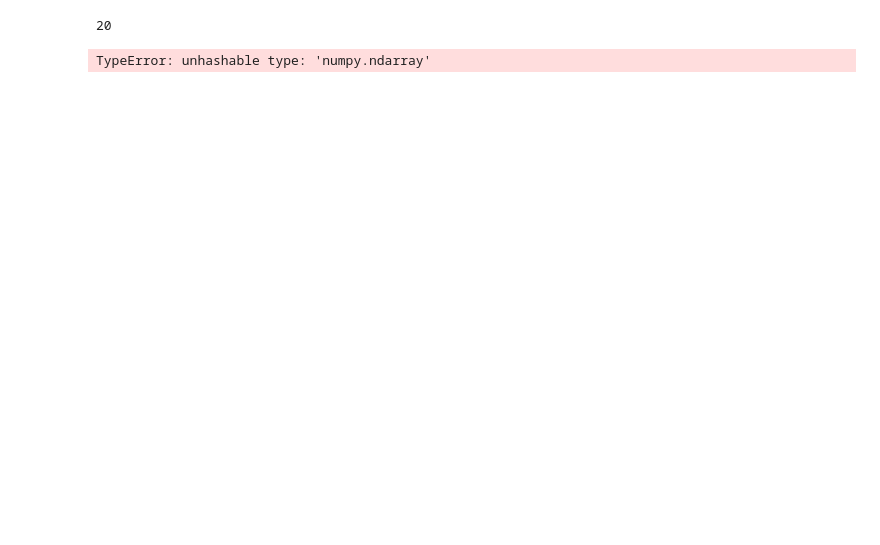
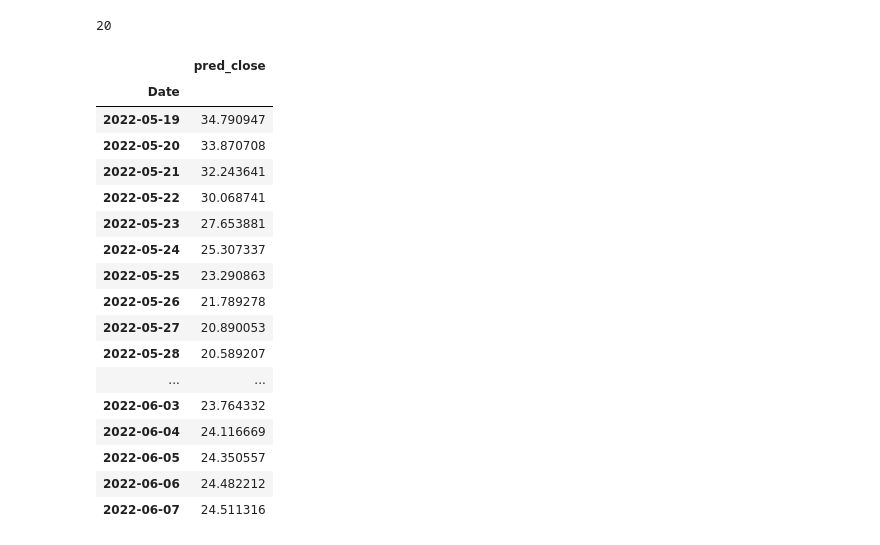
Before and after one commit to 33north/StockAnalysisProject4, a Jupyter notebook: TB_ML_BAC_future_no_Y_test.ipynb, the cells around one changed output. Saved outputs shown, nothing was run; the diff lists cells and outputs as text; code cells hidden in the pictures; blank space fills up the shorter version.

```diff
--- a/TB_ML_BAC_future_no_Y_test.ipynb
+++ b/TB_ML_BAC_future_no_Y_test.ipynb
@@ -254,10 +252,33 @@ len(predicted_prices)
 # %%
 # df in future 20days
 
-pd.DataFrame({'Date': ['2022-05-19','2022-05-20','2022-05-21',
-                        '2022-05-22','2022-05-22','2022-05-23'],
-                     'Open Prices': {predicted_prices}
+pred_df=pd.DataFrame({'Date': ['2022-05-19','2022-05-20','2022-05-21','2022-05-22',
+                        '2022-05-23','2022-05-24','2022-05-25','2022-05-26',
+                        '2022-05-27','2022-05-28','2022-05-29','2022-05-30',
+                        '2022-05-31','2022-06-01','2022-06-02','2022-06-03',
+                        '2022-06-04','2022-06-05','2022-06-06','2022-06-07'
+                        ]
                      }
 )
+pred_df['pred_close']=predicted_prices
+pred_df.set_index('Date', inplace=True)
+pred_df.head(21)
 # %% [output]
-TypeError: unhashable type: 'numpy.ndarray'
+|  | pred_close |
+| Date |  |
+| 2022-05-19 | 34.790947 |
+| 2022-05-20 | 33.870708 |
+| 2022-05-21 | 32.243641 |
+| 2022-05-22 | 30.068741 |
+| 2022-05-23 | 27.653881 |
+| 2022-05-24 | 25.307337 |
+| 2022-05-25 | 23.290863 |
+| 2022-05-26 | 21.789278 |
+| 2022-05-27 | 20.890053 |
+| 2022-05-28 | 20.589207 |
+| ... | ... |
+| 2022-06-03 | 23.764332 |
+| 2022-06-04 | 24.116669 |
+| 2022-06-05 | 24.350557 |
+| 2022-06-06 | 24.482212 |
+| 2022-06-07 | 24.511316 |
```
Also changed, not shown: parts of 10 cells of this notebook, 2 other files.
